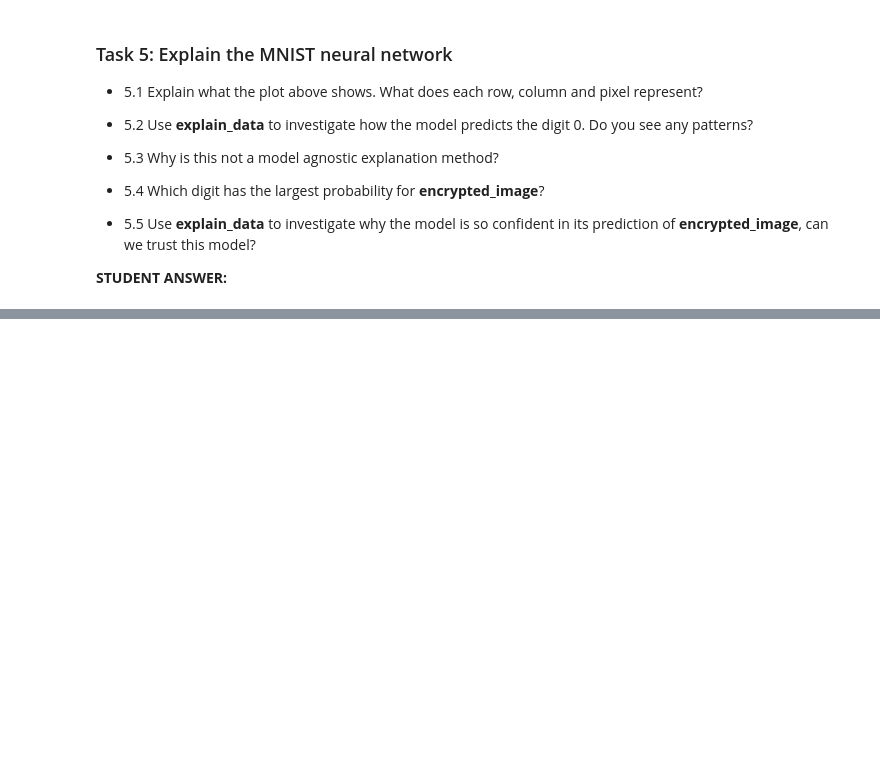
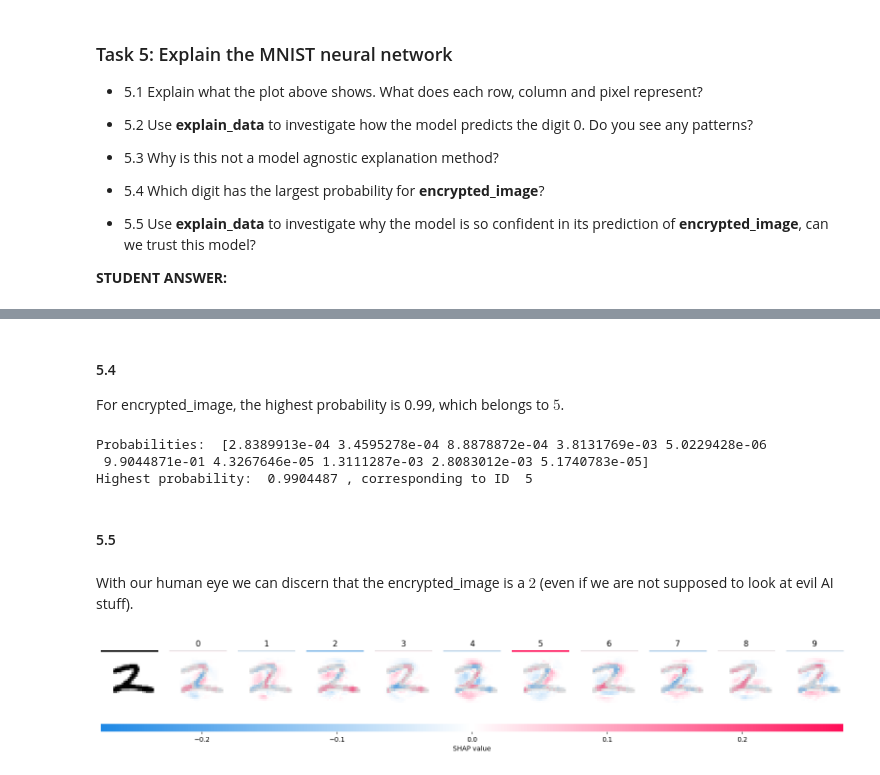
Before and after one commit to btviet/tdt4172_ml3, a Jupyter notebook: Project3_XAI.ipynb, the cells around one changed output, grey strips where cells are left out. Cells and saved outputs as stored; diff of their text form; code cells hidden in the pictures; blank space fills up the shorter version.

```diff
--- a/Project3_XAI.ipynb
+++ b/Project3_XAI.ipynb
@@ -438,0 +478,25 @@ explain_data(X_test[:4])
+# %% [markdown]
+#### 5.4
+For encrypted_image, the highest probability is 0.99, which belongs to $5$.
+# %%
+class_logits = MLP_model.forward(encrypted_image.reshape(1,-1)).detach().numpy()[0]
+
+def softmax(x):
+    return np.exp(x)/sum(np.exp(x))
+probabilities =  softmax(class_logits)
+print("Probabilities: ", probabilities)
+print("Highest probability: ", max(probabilities), ", corresponding to ID ", np.argmax(probabilities) )
+
+#print("The model predicts that the ID is: ", MLP_model.forward_digit(encrypted_image.reshape(1, -1)).item())
+# %% [output]
+Probabilities:  [2.8389913e-04 3.4595278e-04 8.8878872e-04 3.8131769e-03 5.0229428e-06
+ 9.9044871e-01 4.3267646e-05 1.3111287e-03 2.8083012e-03 5.1740783e-05]
+Highest probability:  0.9904487 , corresponding to ID  5
+# %% [markdown]
+#### 5.5
+# %% [markdown]
+With our human eye we can discern that the encrypted_image is a $2$ (even if we are not supposed to look at evil AI stuff).
+# %%
+explain_data(encrypted_image)
+# %% [output]
+[figure, added]
```
Also changed, not shown: parts of 13 cells of this notebook.
